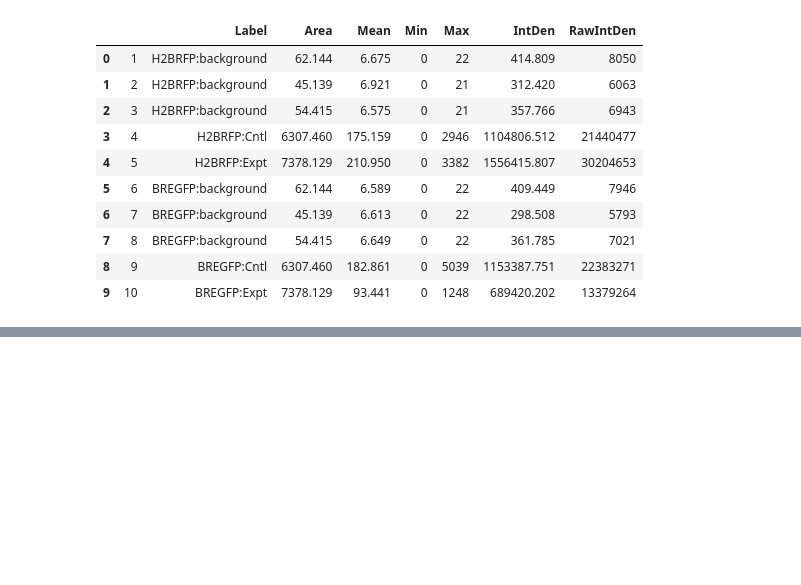
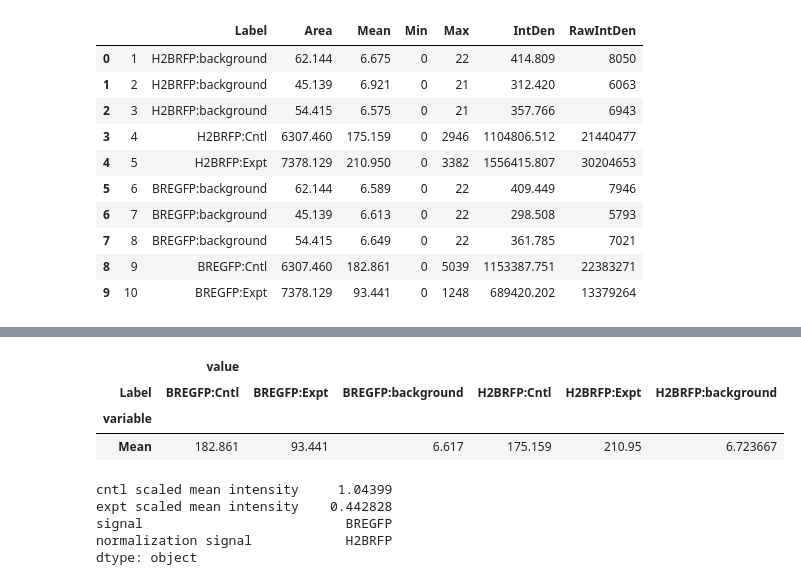
Before and after one commit to candrews19/bronnerlab_tools, a Jupyter notebook: testing.ipynb, the cells around one changed output, grey strips where cells are left out. Cells and saved outputs as stored; diff of their text form; code cells hidden in the pictures; blank space fills up the shorter version.

```diff
--- a/testing.ipynb
+++ b/testing.ipynb
@@ -77,0 +99,16 @@ def bre_gfp_metadata(fname_path):
+# %%
+df = pd.read_csv(
+'~/git/data/nSMase2/BREGFPIntensity/CSVs/20190812_nSMase2MO_0,8mM_Pax7,H2BRFP,BREGFP,DAPI_Emb1_9ss_sec1.csv')
+
+df = df.groupby('Label')['Mean'].mean()
+df = df.reset_index()
+df = df.melt(id_vars=['Label'])
+df = df.set_index(['Label', 'variable'])
+#df = df.set_index(['Label', 'Mean'])
+df = df.unstack(level=['Label'])
+df
+# %% [output]
+|  | value |  |  |  |  |  |
+| Label | BREGFP:Cntl | BREGFP:Expt | BREGFP:background | H2BRFP:Cntl | H2BRFP:Expt | H2BRFP:background |
+| variable |  |  |  |  |  |  |
+| Mean | 182.861 | 93.441 | 6.617 | 175.159 | 210.95 | 6.723667 |
@@ -77,0 +145,10 @@ def bre_gfp_metadata(fname_path):
+# %%
+df = pd.read_csv(
+'~/git/data/nSMase2/BREGFPIntensity/CSVs/20190812_nSMase2MO_0,8mM_Pax7,H2BRFP,BREGFP,DAPI_Emb1_9ss_sec1.csv')
+compute_ratios(df, intensity='IntDen', normalize=True, signal='BREGFP', norm_signal='H2BRFP', treatments=['Cntl', 'Expt'])
+# %% [output]
+cntl scaled mean intensity     1.04399
+expt scaled mean intensity    0.442828
+signal                          BREGFP
+normalization signal            H2BRFP
+dtype: object
```
Also changed, not shown: parts of 13 cells of this notebook, 2 other files.
